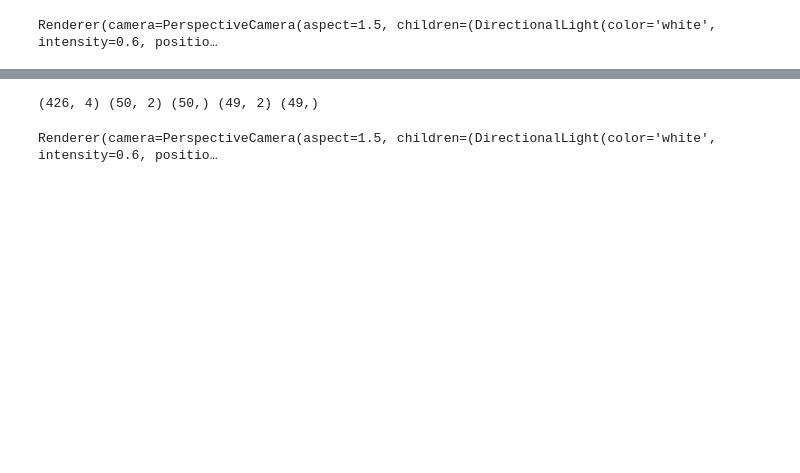
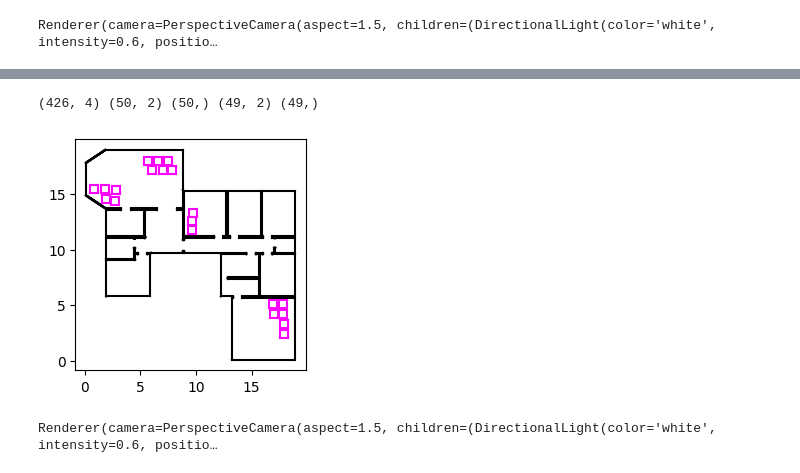
Before and after one commit to mirkoklukas/bayes3d, a Jupyter notebook: scripts/notebooks/_mkl/02 - Meshes.ipynb, the cells around one changed output, grey strips where cells are left out. Drawn from its saved outputs; the diff is of its cells as text; code cells hidden in the pictures; blank space fills up the shorter version.

```diff
--- a/scripts/notebooks/_mkl/02 - Meshes.ipynb
+++ b/scripts/notebooks/_mkl/02 - Meshes.ipynb
@@ -413,7 +392,14 @@ def load_env_data(fname):
 def unpack_2d_env_data(fname):
     data = load_env_data(fname)
 
-    segs = np.array(data["segs"])
+    segs   = np.array(data["segs"])
+
+    # Convert clutter verts to segs
+    clutter = np.array(data["clutter_verts"])
+    clutter = data["clutter_verts"]
+    clutter = np.array(clutter)
+    clutter = np.stack([clutter[:,:-1,:], clutter[:,1:,:]], axis=2)
+    clutter = np.concatenate(clutter, axis=0).reshape(-1,4)
 
     xs  = np.array(data["paths"][0])
     dxs = xs[1:] - xs[:-1]
@@ -421,4 +407,4 @@ def unpack_2d_env_data(fname):
     dhds = hds[1:] - hds[:-1]
     xs  = xs[:-1]
     T   = len(xs)
-    return segs, xs, hds, dxs[:-1], dhds
+    return segs, clutter, xs, hds, dxs[:-1], dhds
@@ -425,11 +430,22 @@ def unpack_2d_env_data(fname):
 # %%
 fname = "./data/test_env_2d.json"
-segs, xs, hds, dxs, dhds = unpack_2d_env_data(fname)
+segs, clutter, xs, hds, dxs, dhds = unpack_2d_env_data(fname)
 T = len(xs)
 
 print(segs.shape, xs.shape,  hds.shape, dxs.shape, dhds.shape)
+
+
+# ---------------------------
+plt.figure(figsize=(3,3))
+plt.gca().set_aspect(1)
+for s in segs.reshape(-1,2,2):
+    plt.plot(s[:,0],s[:,1], c="k")
+
+for s in clutter.reshape(-1,2,2):
+    plt.plot(s[:,0],s[:,1], c="magenta")
 # %% [output]
 (426, 4) (50, 2) (50,) (49, 2) (49,)
+[figure, added]
 # %%
 mesh = trimesh_from_2d_segs(segs)
 mesh = move_to_xy(mesh, 0, 0)
```
Also changed, not shown: parts of 5 cells of this notebook, 27 other files.
